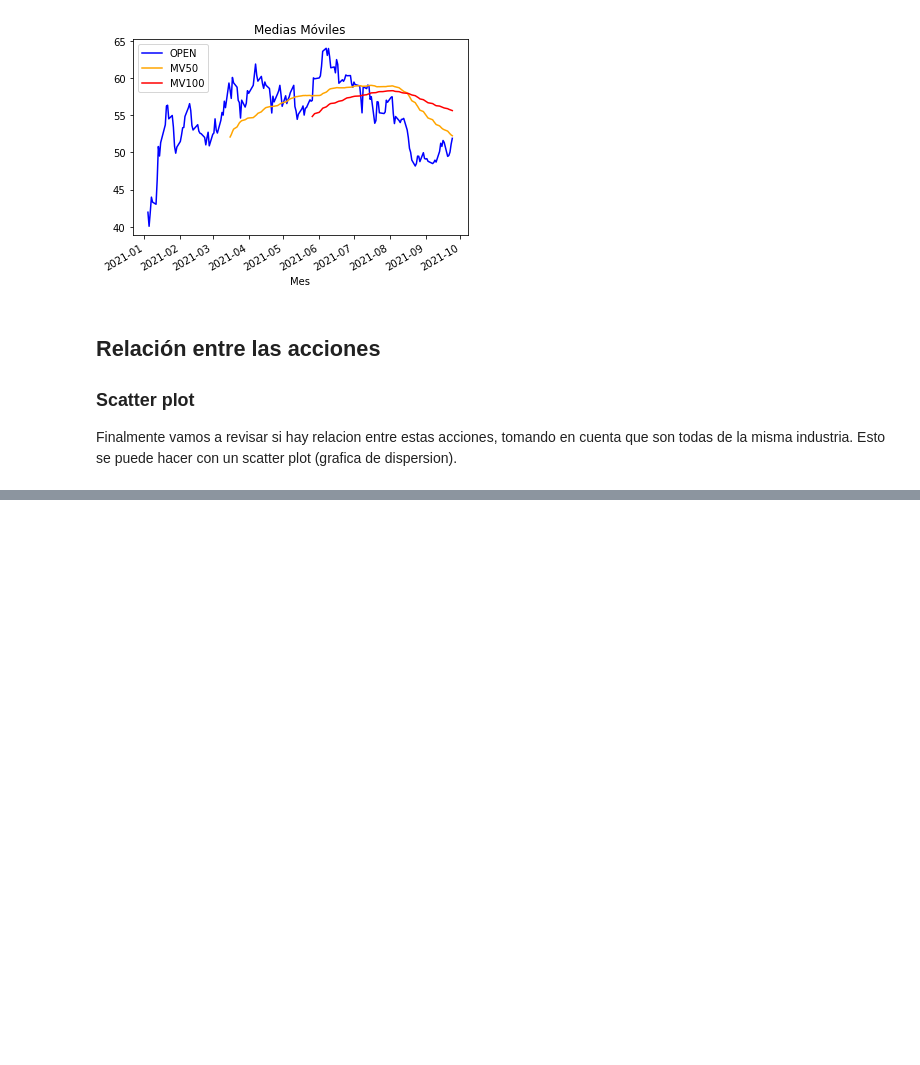
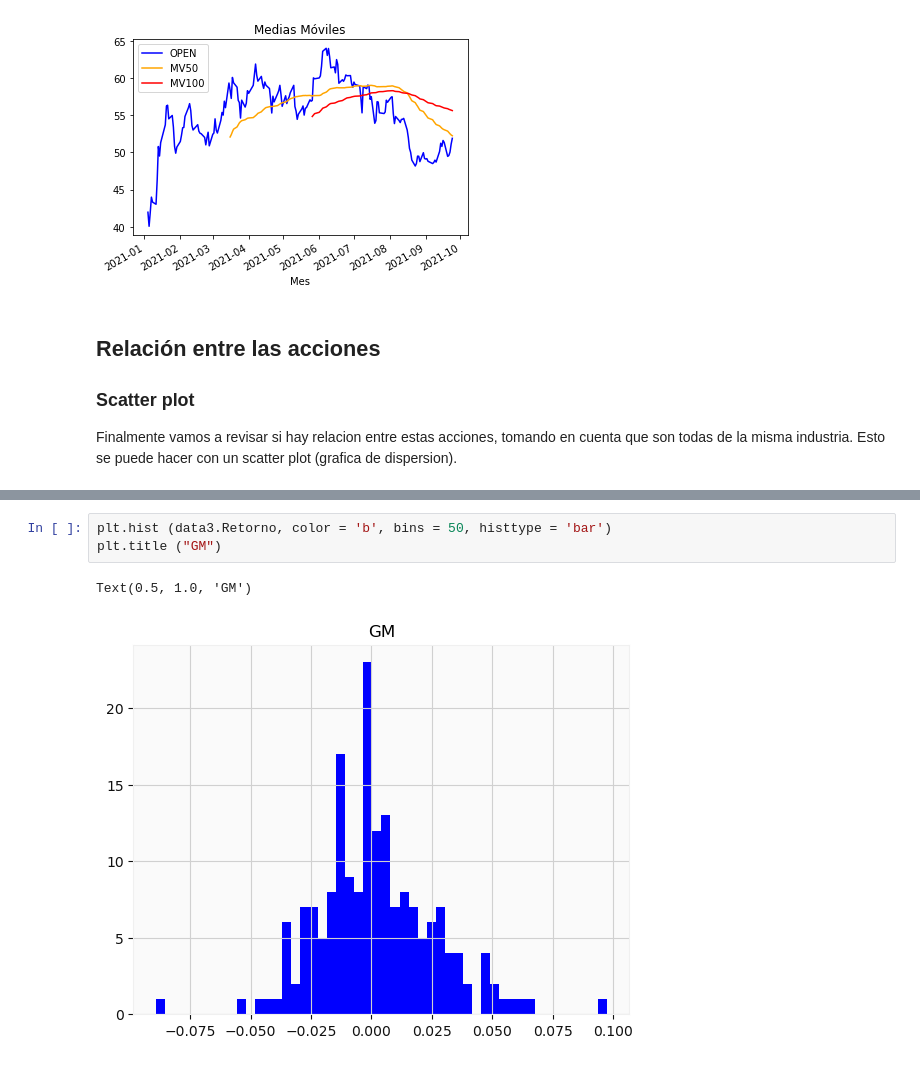
Before and after one commit to aligm81/Python-para-Finanzas, a Jupyter notebook: Proyecto Final Ali Matos.ipynb, the cells around one changed output, grey strips where cells are left out. Drawn from its saved outputs; the diff is of its cells as text; blank space fills up the shorter version.

```diff
--- a/Proyecto Final Ali Matos.ipynb
+++ b/Proyecto Final Ali Matos.ipynb
@@ -323,0 +401,6 @@ array([[<AxesSubplot:xlabel='Tesla Open', ylabel='Tesla Open'>,
+# %%
+plt.hist (data3.Retorno, color = 'b', bins = 50, histtype = 'bar')
+plt.title ("GM")
+# %% [output]
+Text(0.5, 1.0, 'GM')
+[figure, added]
```
Also changed, not shown: parts of 31 cells of this notebook.
